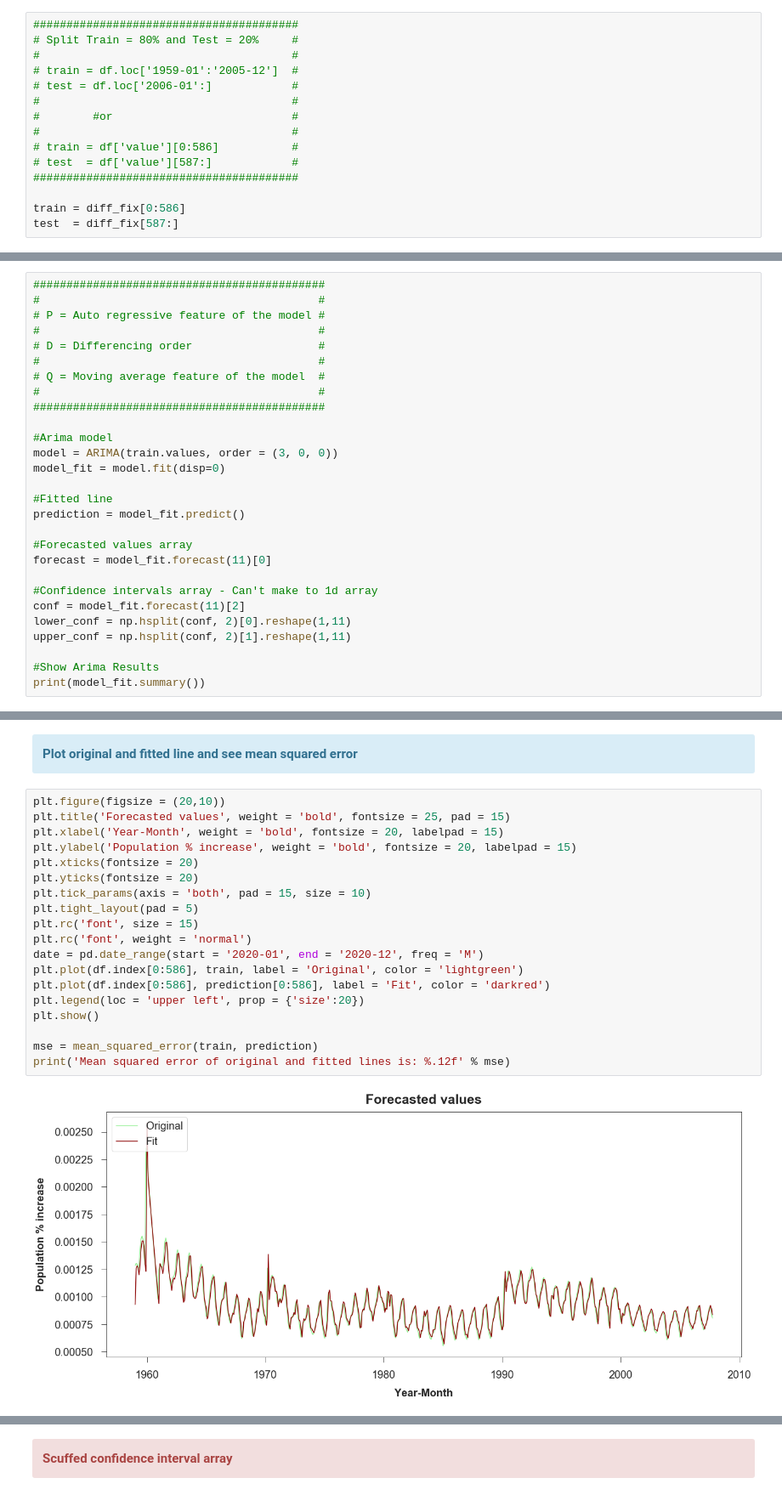
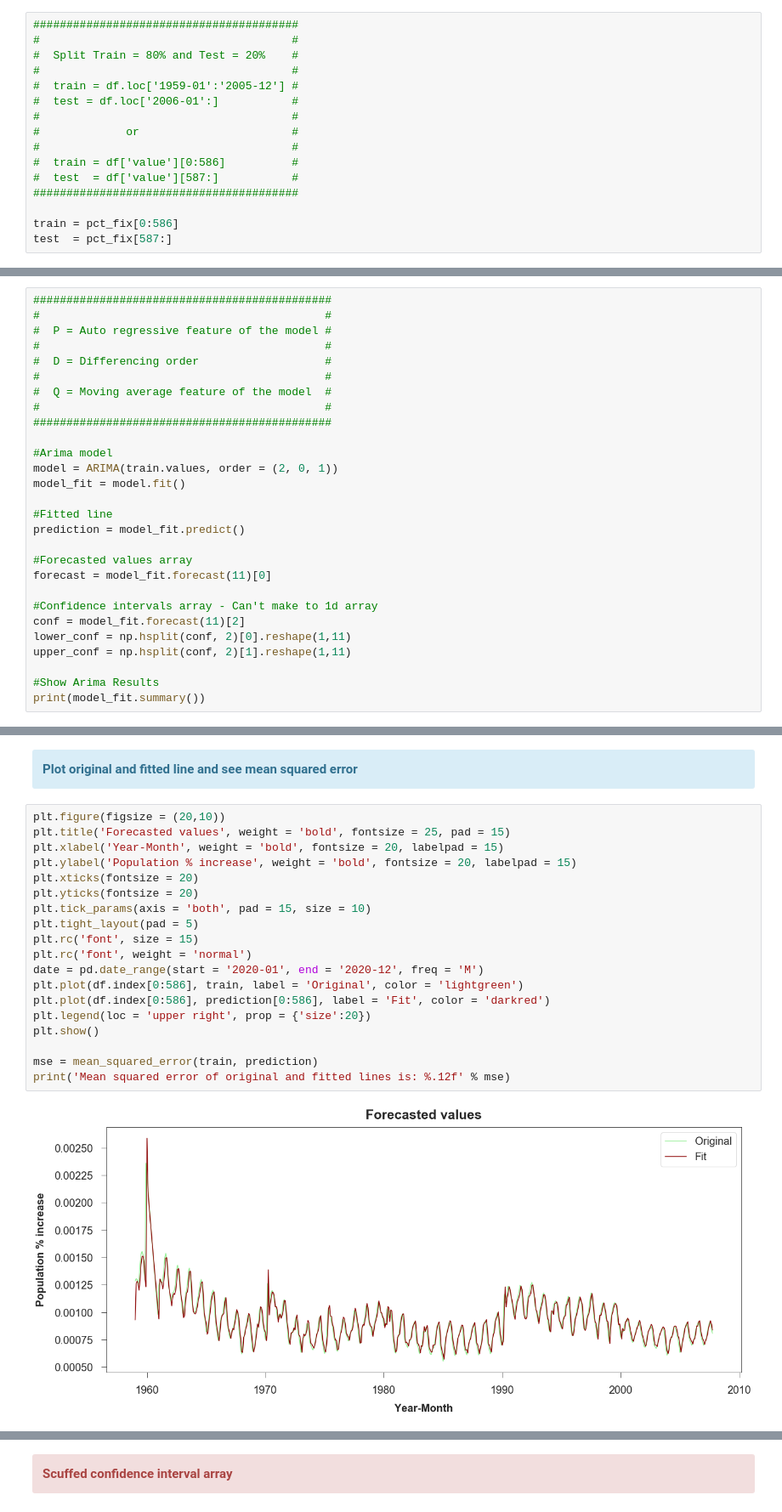
Before and after one commit to Pedro-Ivo/Population_Time_Series, a Jupyter notebook: Population growth in US.ipynb, the cells around one changed output, grey strips where cells are left out. Shown at 85% size. Cells and saved outputs as stored; diff of their text form.

```diff
--- a/Population growth in US.ipynb
+++ b/Population growth in US.ipynb
@@ -298,18 +308,19 @@ pacf_diff = plot_pacf(diff_fix,  title = 'Partial Autocorrelation of percentage
 </div>
 # %%
 ########################################
-# Split Train = 80% and Test = 20%     #
 #                                      #
-# train = df.loc['1959-01':'2005-12']  #
-# test = df.loc['2006-01':]            #
+#  Split Train = 80% and Test = 20%    #
 #                                      #
-#        #or                           #
+#  train = df.loc['1959-01':'2005-12'] #
+#  test = df.loc['2006-01':]           #
 #                                      #
-# train = df['value'][0:586]           #
-# test  = df['value'][587:]            #
+#             or                       #
+#                                      #
+#  train = df['value'][0:586]          #
+#  test  = df['value'][587:]           #
 ########################################
 
-train = diff_fix[0:586]
-test  = diff_fix[587:]
+train = pct_fix[0:586]
+test  = pct_fix[587:]
 # %% [markdown]
 <div class="alert alert-block alert-info">
@@ -317,18 +328,18 @@ test  = diff_fix[587:]
 </div>
 # %%
-############################################
-#                                          #
-# P = Auto regressive feature of the model #
-#                                          #
-# D = Differencing order                   #
-#                                          #
-# Q = Moving average feature of the model  #
-#                                          #
-############################################
+#############################################
+#                                           #
+#  P = Auto regressive feature of the model #
+#                                           #
+#  D = Differencing order                   #
+#                                           #
+#  Q = Moving average feature of the model  #
+#                                           #
+#############################################
 
 #Arima model
-model = ARIMA(train.values, order = (3, 0, 0))
-model_fit = model.fit(disp=0)
+model = ARIMA(train.values, order = (2, 0, 1))
+model_fit = model.fit()
 
 #Fitted line
 prediction = model_fit.predict()
@@ -368,21 +379,21 @@ AR.3          -36.0968           +0.0000j           36.0968            0.5000
 # %%
 plt.figure(figsize = (20,10))
 plt.title('Forecasted values', weight = 'bold', fontsize = 25, pad = 15)
 plt.xlabel('Year-Month', weight = 'bold', fontsize = 20, labelpad = 15)
 plt.ylabel('Population % increase', weight = 'bold', fontsize = 20, labelpad = 15)
 plt.xticks(fontsize = 20)
 plt.yticks(fontsize = 20)
 plt.tick_params(axis = 'both', pad = 15, size = 10)
 plt.tight_layout(pad = 5)
 plt.rc('font', size = 15)
 plt.rc('font', weight = 'normal')
 date = pd.date_range(start = '2020-01', end = '2020-12', freq = 'M')
 plt.plot(df.index[0:586], train, label = 'Original', color = 'lightgreen')
 plt.plot(df.index[0:586], prediction[0:586], label = 'Fit', color = 'darkred')
-plt.legend(loc = 'upper left', prop = {'size':20})
+plt.legend(loc = 'upper right', prop = {'size':20})
 plt.show()
 
 mse = mean_squared_error(train, prediction)
 print('Mean squared error of original and fitted lines is: %.12f' % mse)
 # %% [output]
-[figure, old version]
+[figure, new version]
```
Also changed, not shown: parts of 20 cells of this notebook.
